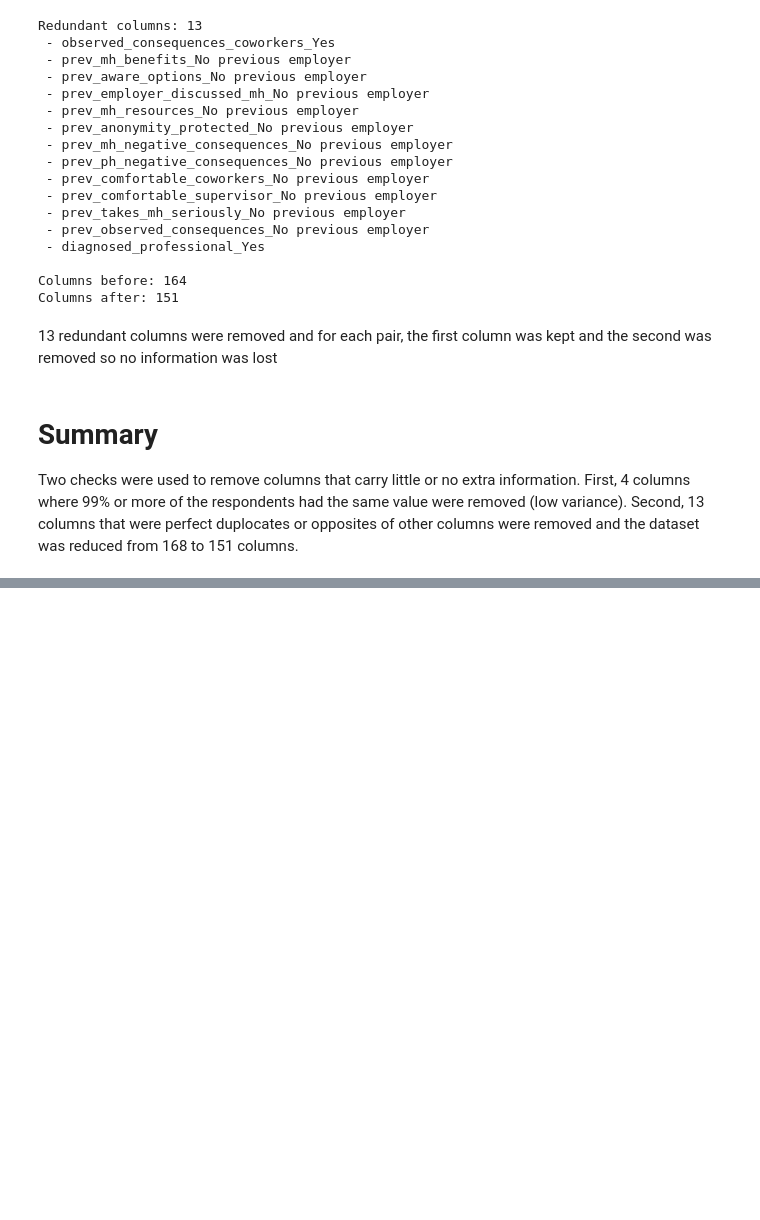
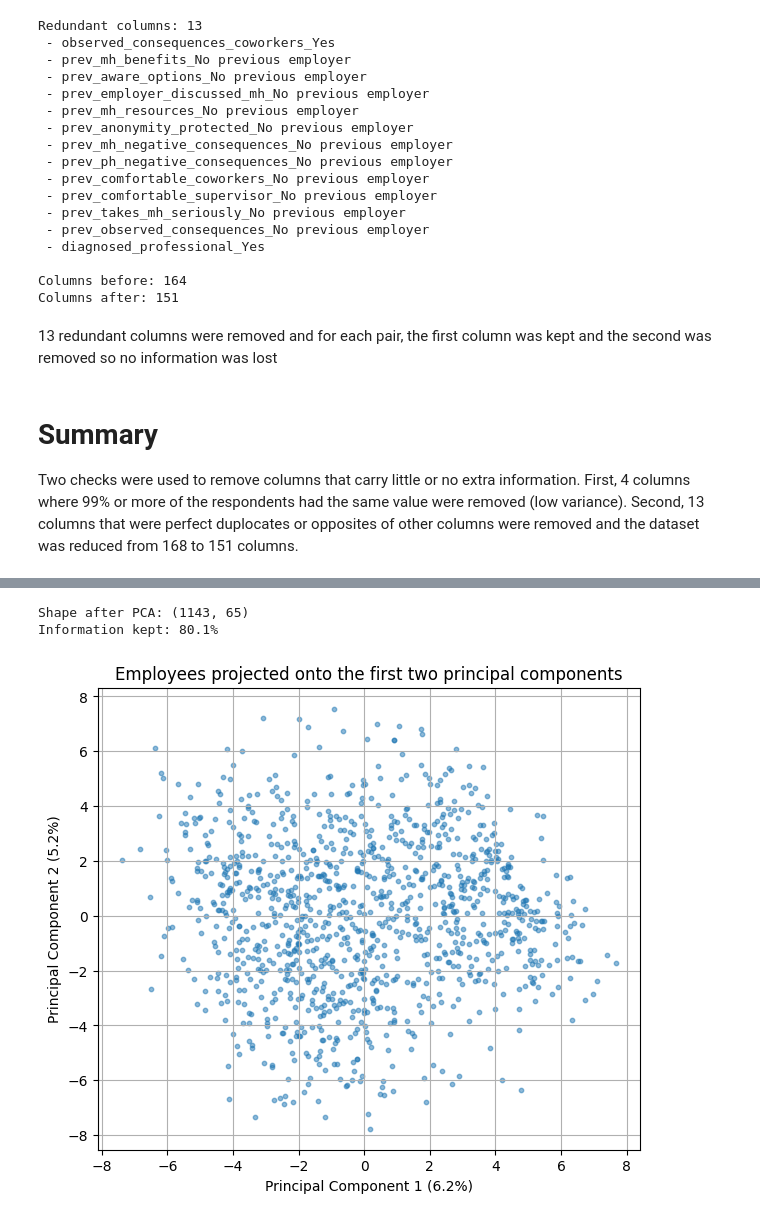
Before and after one commit to faisalhamza909-blip/mental-health-clustering-case-study-, a Jupyter notebook: mental_health_case_study.ipynb, the cells around one changed output, grey strips where cells are left out. Drawn from its saved outputs; the diff is of its cells as text; code cells hidden in the pictures; blank space fills up the shorter version.

```diff
--- a/mental_health_case_study.ipynb
+++ b/mental_health_case_study.ipynb
@@ -676,0 +715,18 @@ Two checks were used to remove columns that carry little or no extra information
+# %%
+pca = PCA(n_components=65)
+pca_data = pca.fit_transform(df_scaled)
+print(f"Shape after PCA: {pca_data.shape}")
+print(f"Information kept: {pca.explained_variance_ratio_.sum()*100:.1f}%")
+
+plt.figure(figsize=(7,6))
+plt.scatter(pca_data[:,0], pca_data[:,1], s=10, alpha=0.5)
+plt.xlabel("Principal Component 1 (6.2%)")
+plt.ylabel("Principal Component 2 (5.2%)")
+plt.title("Employees projected onto the first two principal components")
+plt.grid(True)
+plt.savefig(f"{figures_folder}/pca_2d_scatter.png", dpi=150, bbox_inches="tight")
+plt.show()
+# %% [output]
+Shape after PCA: (1143, 65)
+Information kept: 80.1%
+[figure, added]
```
Also changed, not shown: parts of 8 cells of this notebook.
